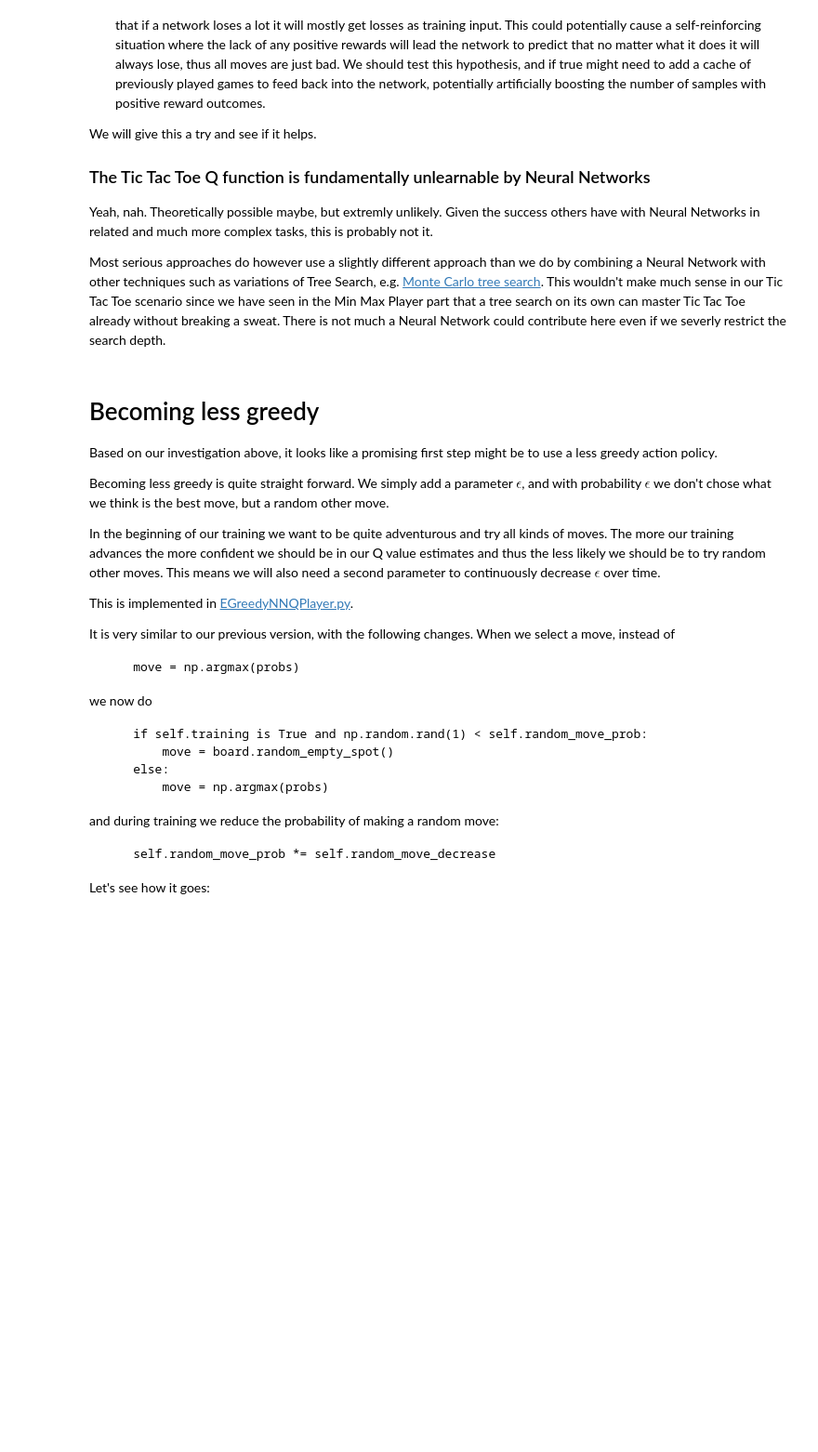
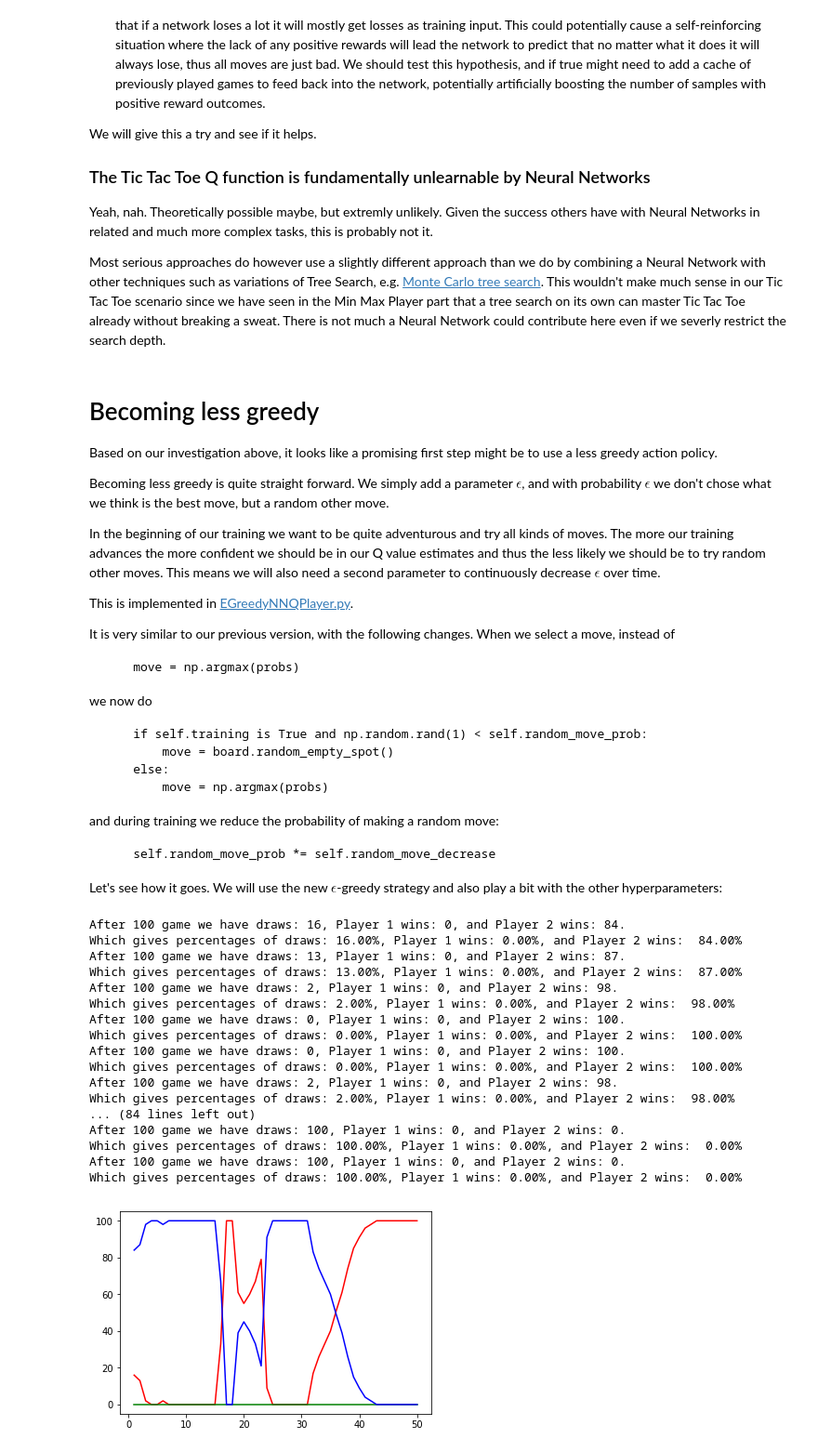
Before and after one commit to fcarsten/tic-tac-toe, a Jupyter notebook: Part5-NeuralNetworkQLearning Part2.ipynb, the cells around one changed output. Shown at 93% size. Cells and saved outputs as stored; diff of their text form; code cells hidden in the pictures; blank space fills up the shorter version.

````diff
--- a/Part5-NeuralNetworkQLearning Part2.ipynb
+++ b/Part5-NeuralNetworkQLearning Part2.ipynb
@@ -109,4 +109,49 @@ we now do
     self.random_move_prob *= self.random_move_decrease
 ```
 
-Let's see how it goes:
+Let's see how it goes. We will use the new $\epsilon$-greedy strategy and also play a bit with the other hyperparameters:
+# %%
+%matplotlib inline
+import tensorflow as tf
+import matplotlib.pyplot as plt
+
+from util import evaluate_players
+from tic_tac_toe.TFSessionManager import TFSessionManager
+from tic_tac_toe.RandomPlayer import RandomPlayer
+from tic_tac_toe.EGreedyNNQPlayer import EGreedyNNQPlayer
+from tic_tac_toe.MinMaxAgent import MinMaxAgent
+
+tf.reset_default_graph()
+
+nnplayer = EGreedyNNQPlayer("QLearner1", learning_rate=0.001, reward_discount=0.99, random_move_decrease=0.99)
+mm_player = MinMaxAgent()
+rndplayer = RandomPlayer()
+
+TFSessionManager.set_session(tf.Session())
+TFSessionManager.get_session().run(tf.global_variables_initializer())
+
+game_number, p1_wins, p2_wins, draws = evaluate_players(nnplayer, mm_player, num_battles=50)
+
+p = plt.plot(game_number, draws, 'r-', game_number, p1_wins, 'g-', game_number, p2_wins, 'b-')
+
+plt.show()
+TFSessionManager.set_session(None)
+# %% [output]
+After 100 game we have draws: 16, Player 1 wins: 0, and Player 2 wins: 84.
+Which gives percentages of draws: 16.00%, Player 1 wins: 0.00%, and Player 2 wins:  84.00%
+After 100 game we have draws: 13, Player 1 wins: 0, and Player 2 wins: 87.
+Which gives percentages of draws: 13.00%, Player 1 wins: 0.00%, and Player 2 wins:  87.00%
+After 100 game we have draws: 2, Player 1 wins: 0, and Player 2 wins: 98.
+Which gives percentages of draws: 2.00%, Player 1 wins: 0.00%, and Player 2 wins:  98.00%
+After 100 game we have draws: 0, Player 1 wins: 0, and Player 2 wins: 100.
+Which gives percentages of draws: 0.00%, Player 1 wins: 0.00%, and Player 2 wins:  100.00%
+After 100 game we have draws: 0, Player 1 wins: 0, and Player 2 wins: 100.
+Which gives percentages of draws: 0.00%, Player 1 wins: 0.00%, and Player 2 wins:  100.00%
+After 100 game we have draws: 2, Player 1 wins: 0, and Player 2 wins: 98.
+Which gives percentages of draws: 2.00%, Player 1 wins: 0.00%, and Player 2 wins:  98.00%
+... (84 lines left out)
+After 100 game we have draws: 100, Player 1 wins: 0, and Player 2 wins: 0.
+Which gives percentages of draws: 100.00%, Player 1 wins: 0.00%, and Player 2 wins:  0.00%
+After 100 game we have draws: 100, Player 1 wins: 0, and Player 2 wins: 0.
+Which gives percentages of draws: 100.00%, Player 1 wins: 0.00%, and Player 2 wins:  0.00%
+[figure, added]
````
Also changed, not shown: parts of 2 cells of this notebook, 2 other files.
